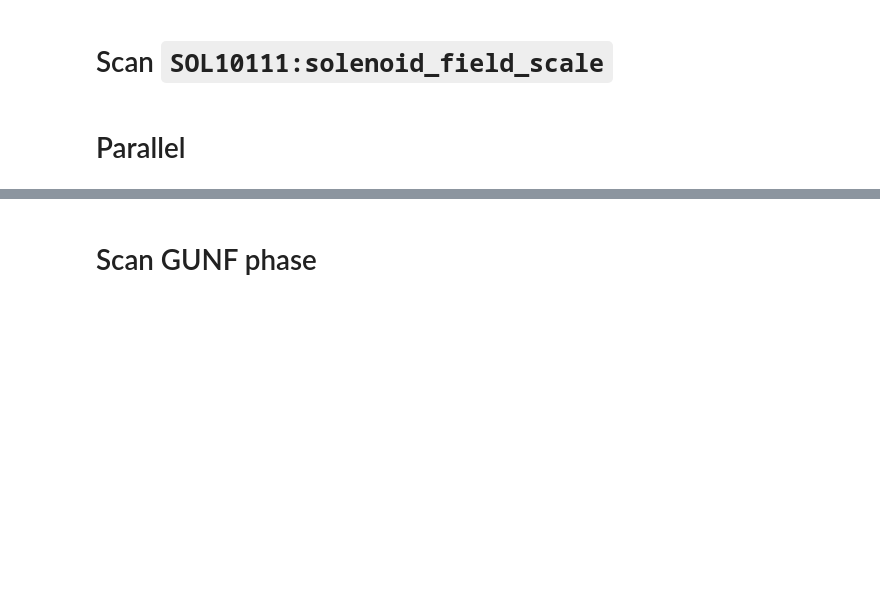
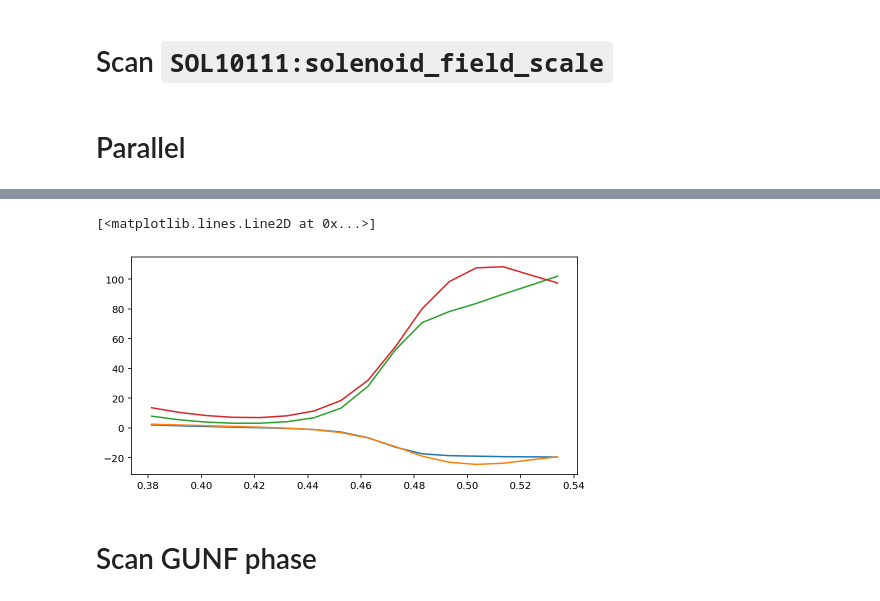
Before and after one commit to slaclab/facet2-lattice, a Jupyter notebook: impact/models/f2e_inj/scan-solenoid.ipynb, the cells around one changed output, grey strips where cells are left out. Cells and saved outputs as stored; diff of their text form; code cells hidden in the pictures; blank space fills up the shorter version.

```diff
--- a/impact/models/f2e_inj/scan-solenoid.ipynb
+++ b/impact/models/f2e_inj/scan-solenoid.ipynb
@@ -156,3 +212,12 @@ plt.plot(xlist, emits, marker='x')
+# %%
+fig, ax = plt.subplots(figsize=(8,4))
+ax.plot(xlist/impact_factor, [t['alpha_x'] for t in TWISS] )
+ax.plot(xlist/impact_factor, [t['alpha_y'] for t in TWISS] )
+ax.plot(xlist/impact_factor, [t['beta_x'] for t in TWISS] )
+ax.plot(xlist/impact_factor, [t['beta_y'] for t in TWISS] )
+# %% [output]
+[<matplotlib.lines.Line2D at 0x...>]
+[figure, added]
 # %% [markdown]
 # Scan GUNF phase
 # %%
```
Also changed, not shown: parts of 32 cells of this notebook, 3 other files.
